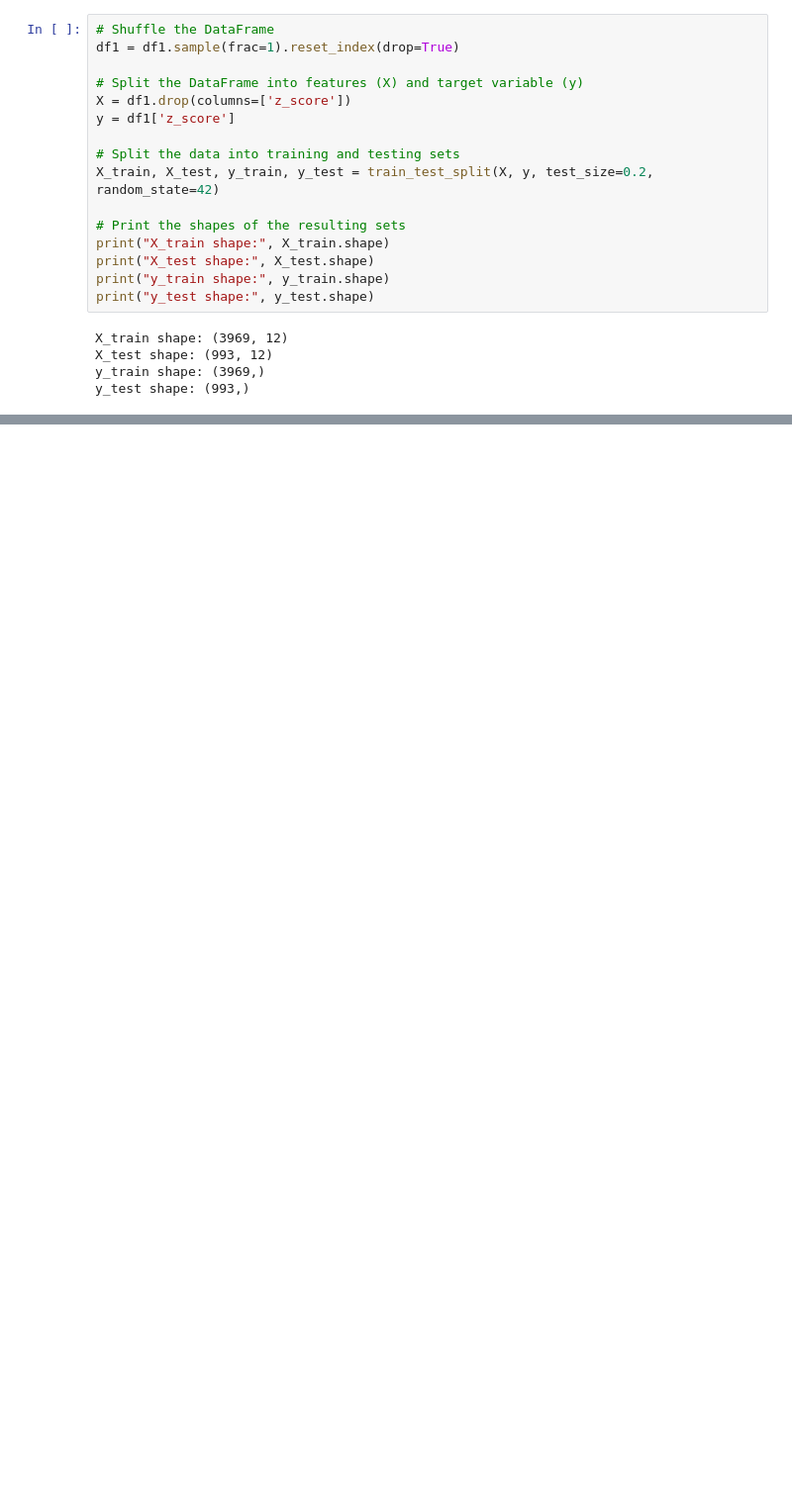
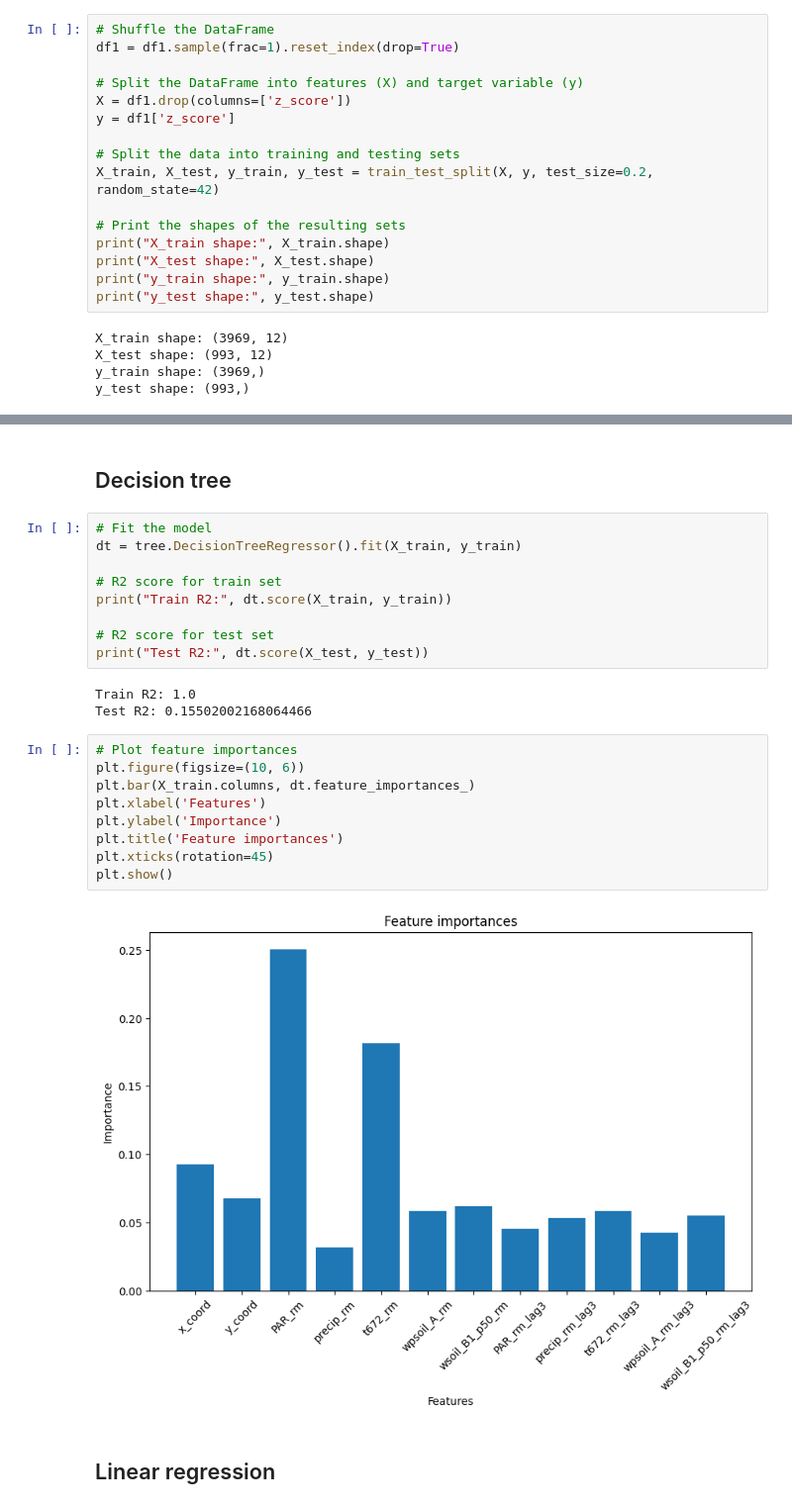
Before and after one commit to ramipiik/Data-Science-Project, a Jupyter notebook: ml.ipynb, the cells around one changed output, grey strips where cells are left out. Shown at 99% size. Saved outputs shown, nothing was run; the diff lists cells and outputs as text; blank space fills up the shorter version.

```diff
--- a/ml.ipynb
+++ b/ml.ipynb
@@ -564,0 +593,27 @@ y_test shape: (993,)
+# %% [markdown]
+## Decision tree
+# %%
+# Fit the model
+dt = tree.DecisionTreeRegressor().fit(X_train, y_train)
+
+# R2 score for train set
+print("Train R2:", dt.score(X_train, y_train))
+
+# R2 score for test set
+print("Test R2:", dt.score(X_test, y_test))
+# %% [output]
+Train R2: 1.0
+Test R2: 0.15502002168064466
+# %%
+# Plot feature importances
+plt.figure(figsize=(10, 6))
+plt.bar(X_train.columns, dt.feature_importances_)
+plt.xlabel('Features')
+plt.ylabel('Importance')
+plt.title('Feature importances')
+plt.xticks(rotation=45)
+plt.show()
+# %% [output]
+[figure, added]
+# %% [markdown]
+## Linear regression
```
Also changed, not shown: parts of 8 cells of this notebook.
